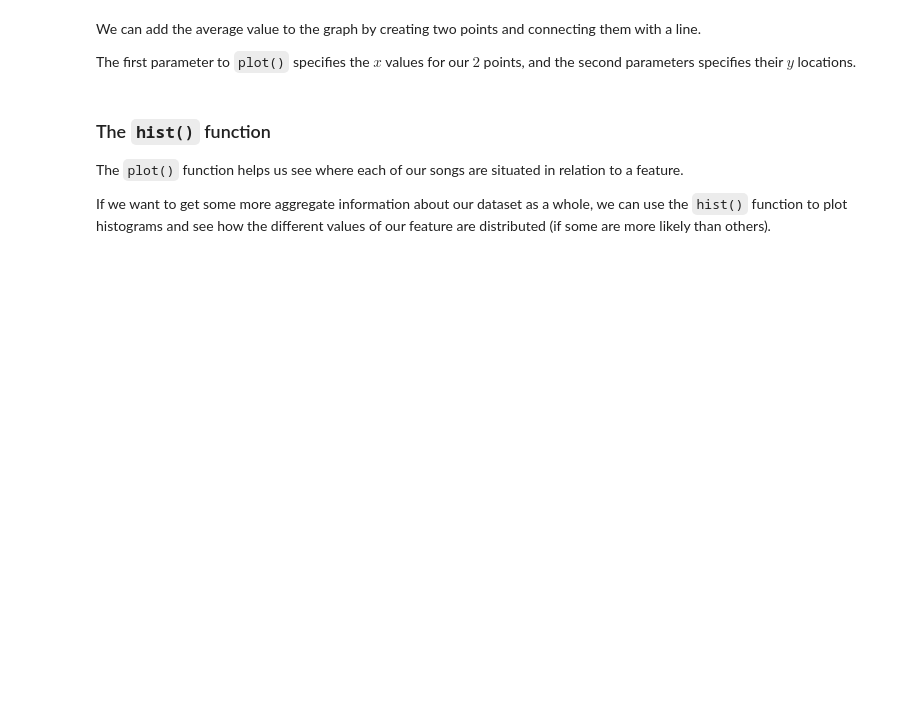
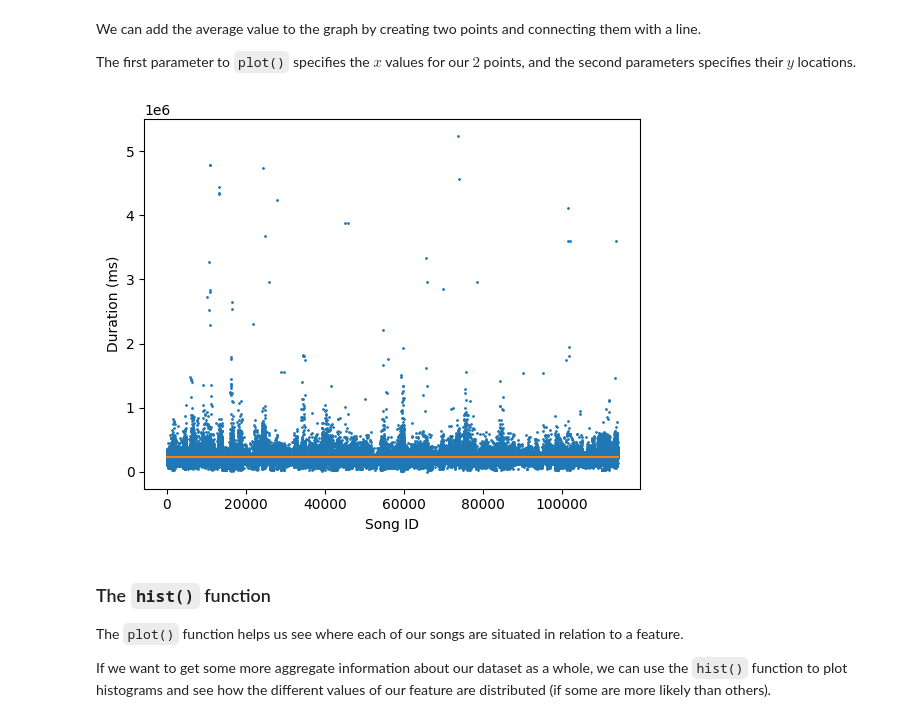
Before and after one commit to samcs549-a11y/week_06, a Jupyter notebook: WK06.ipynb, the cells around one changed output. Saved outputs shown, nothing was run; the diff lists cells and outputs as text; code cells hidden in the pictures; blank space fills up the shorter version.

```diff
--- a/WK06.ipynb
+++ b/WK06.ipynb
@@ -94,9 +162,11 @@ The first parameter to `plot()` specifies the $x$ values for our $2$ points, and
 # %%
-plt.plot(dur_vals, linestyle="", marker="o", markersize=1)
-plt.plot([0, len(dur_vals)], [dur_avg, dur_avg])
+plt.plot(all_lengths, linestyle="", marker="o", markersize=1)
+plt.plot([0, len(all_lengths)], [lenght_avg, lenght_avg])
 plt.xlabel("Song ID")
 plt.ylabel("Duration (ms)")
 plt.show()
+# %% [output]
+[figure, added]
 # %% [markdown]
 ### The `hist()` function
 
```
Also changed, not shown: parts of 15 cells of this notebook.
